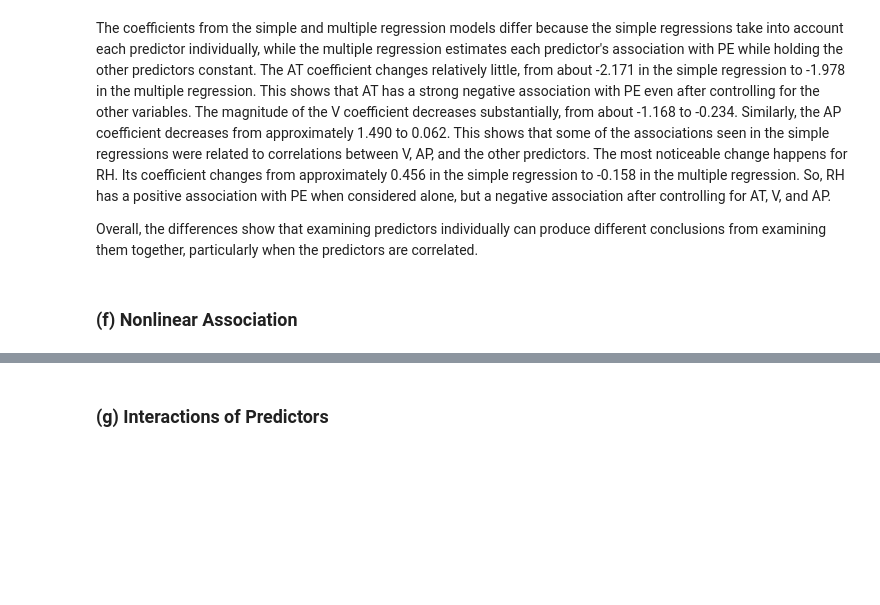
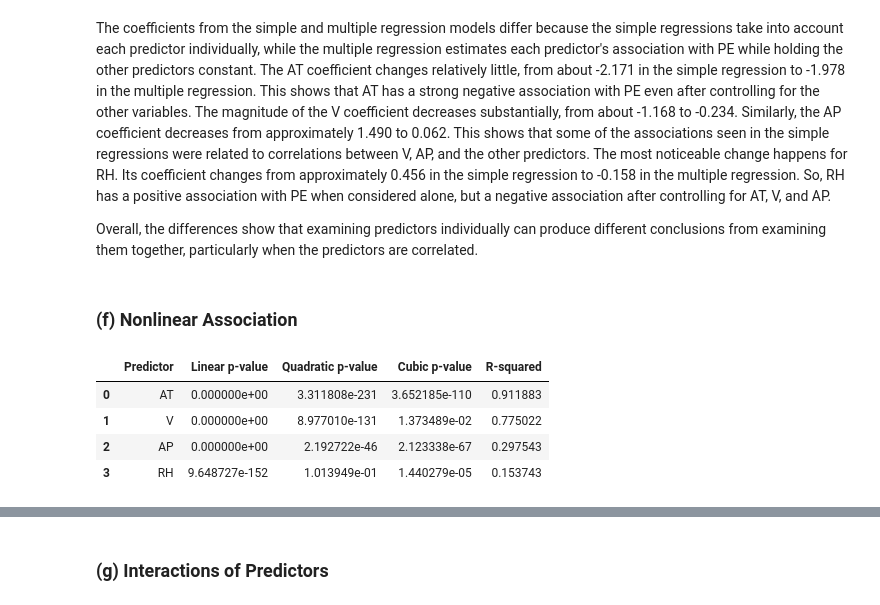
Before and after one commit to manvsatish/dsci-552-hw-2, a Jupyter notebook: notebooks/Satish_Manvika_HW2.ipynb, the cells around one changed output, grey strips where cells are left out. Saved outputs shown, nothing was run; the diff lists cells and outputs as text; code cells hidden in the pictures; blank space fills up the shorter version.

```diff
--- a/notebooks/Satish_Manvika_HW2.ipynb
+++ b/notebooks/Satish_Manvika_HW2.ipynb
@@ -281,3 +281,49 @@ The coefficients from the simple and multiple regression models differ because t
 Overall, the differences show that examining predictors individually can produce different conclusions from examining them together, particularly when the predictors are correlated.
 # %% [markdown]
 ### (f) Nonlinear Association
+# %%
+centered_data = data.copy() # centered versions of the predictors for numerical stability
+
+for predictor in predictors:
+    centered_data[f"{predictor}_centered"] = (data[predictor] - data[predictor].mean())
+
+nonlinear_models = {} #fitted cubic models
+nonlinear_results = [] #summary of the nonlinear-term results
+
+#cubic model for each centered predictor
+for predictor in predictors:
+    centered_predictor = f"{predictor}_centered"
+
+    formula = (
+        f"PE ~ {centered_predictor} "
+        f"+ I({centered_predictor} ** 2) "
+        f"+ I({centered_predictor} ** 3)"
+    )
+
+    model = smf.ols(formula=formula, data=centered_data).fit()
+    nonlinear_models[predictor] = model
+
+    nonlinear_results.append({
+        "Predictor": predictor,
+        "Linear p-value":
+            model.pvalues[centered_predictor],
+        "Quadratic p-value":
+            model.pvalues[
+                f"I({centered_predictor} ** 2)"
+            ],
+        "Cubic p-value":
+            model.pvalues[
+                f"I({centered_predictor} ** 3)"
+            ],
+        "R-squared":
+            model.rsquared
+    })
+
+nonlinear_results_table = pd.DataFrame(nonlinear_results)
+nonlinear_results_table
+# %% [output]
+|  | Predictor | Linear p-value | Quadratic p-value | Cubic p-value | R-squared |
+| 0 | AT | 0.000000e+00 | 3.311808e-231 | 3.652185e-110 | 0.911883 |
+| 1 | V | 0.000000e+00 | 8.977010e-131 | 1.373489e-02 | 0.775022 |
+| 2 | AP | 0.000000e+00 | 2.192722e-46 | 2.123338e-67 | 0.297543 |
+| 3 | RH | 9.648727e-152 | 1.013949e-01 | 1.440279e-05 | 0.153743 |
```
Also changed, not shown: parts of 15 cells of this notebook.
